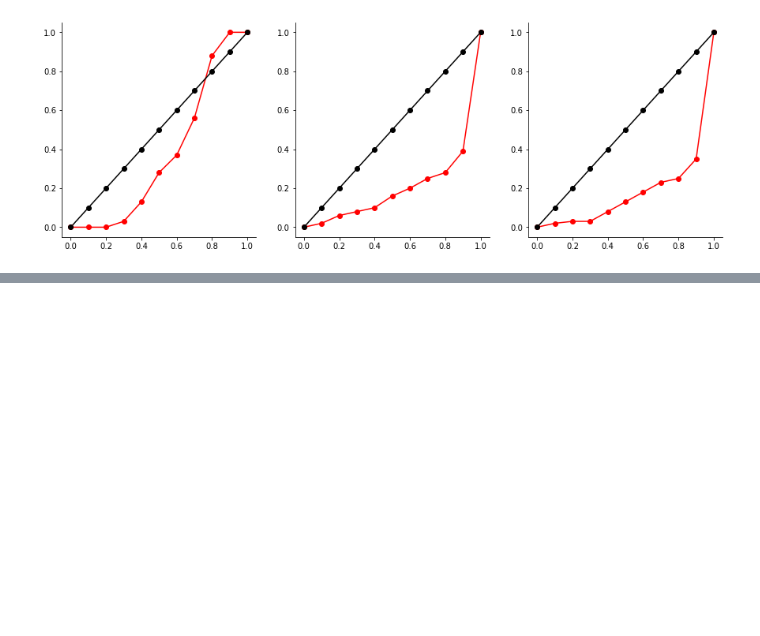
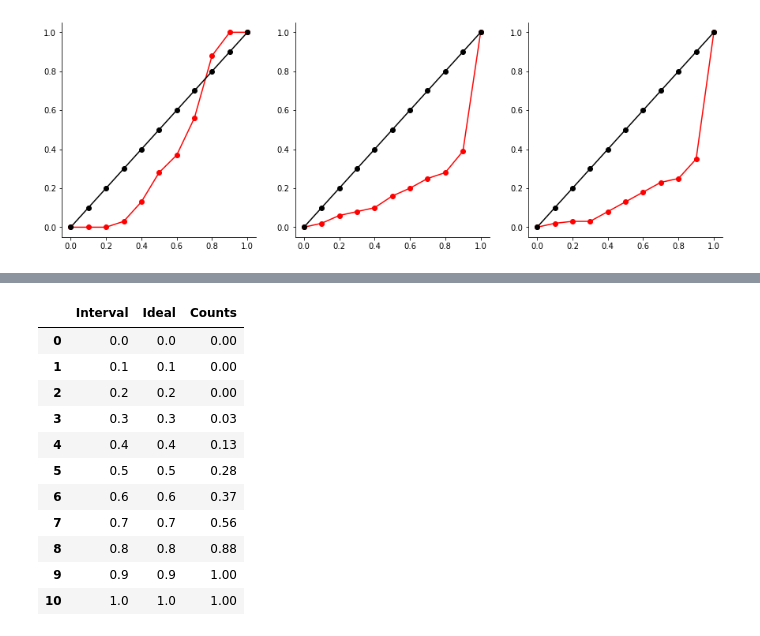
Before and after one commit to nipunbatra/bnn-zoo, a Jupyter notebook: notebooks/regression/DeepEnsemble_SinData.ipynb, the cells around one changed output, grey strips where cells are left out. Drawn from its saved outputs; the diff is of its cells as text; code cells hidden in the pictures; blank space fills up the shorter version.

```diff
--- a/notebooks/regression/DeepEnsemble_SinData.ipynb
+++ b/notebooks/regression/DeepEnsemble_SinData.ipynb
@@ -122,0 +139,15 @@ df = plot.calibration_regression(mean_ux,sigma_ux,y_test_2,ax3)
+# %%
+df2
+# %% [output]
+|  | Interval | Ideal | Counts |
+| 0 | 0.0 | 0.0 | 0.00 |
+| 1 | 0.1 | 0.1 | 0.00 |
+| 2 | 0.2 | 0.2 | 0.00 |
+| 3 | 0.3 | 0.3 | 0.03 |
+| 4 | 0.4 | 0.4 | 0.13 |
+| 5 | 0.5 | 0.5 | 0.28 |
+| 6 | 0.6 | 0.6 | 0.37 |
+| 7 | 0.7 | 0.7 | 0.56 |
+| 8 | 0.8 | 0.8 | 0.88 |
+| 9 | 0.9 | 0.9 | 1.00 |
+| 10 | 1.0 | 1.0 | 1.00 |
```
Also changed, not shown: parts of 4 cells of this notebook, 1 other file.
